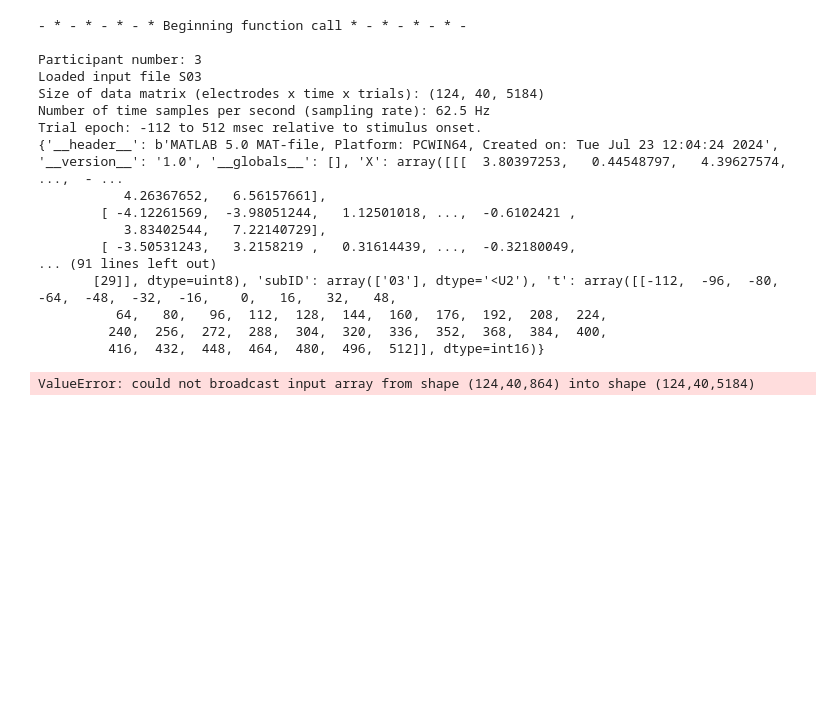
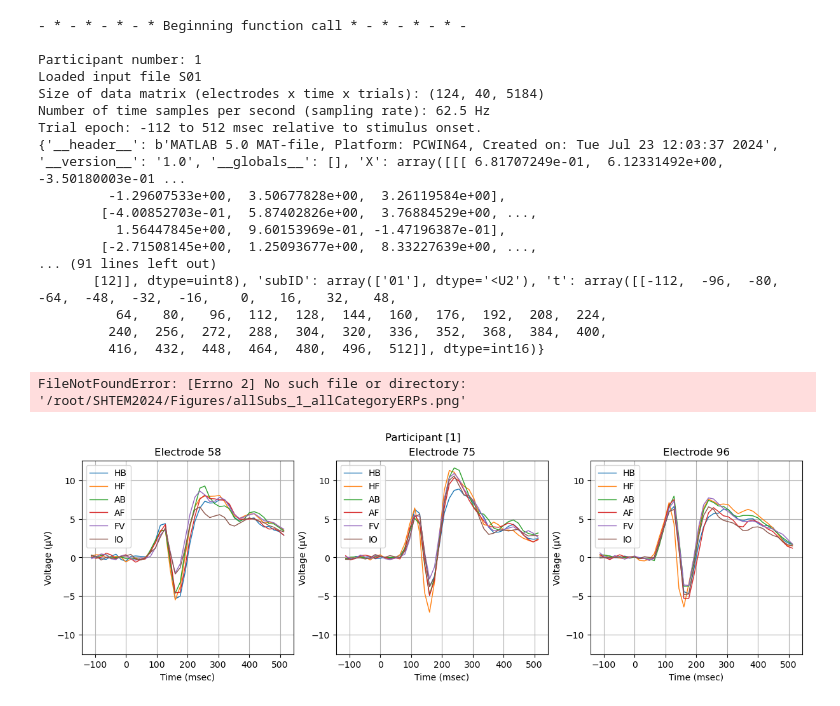
Before and after one commit to nonohuff/SHTEM2024, a Jupyter notebook: eegCode.ipynb, the cells around one changed output. Cells and saved outputs as stored; diff of their text form; code cells hidden in the pictures; blank space fills up the shorter version.

```diff
--- a/eegCode.ipynb
+++ b/eegCode.ipynb
@@ -19,7 +19,7 @@ def CSCEA490_HW_ERP(pNum):
     Returns:
     None: The function saves a number of figures in the Figure directory.
     """
-    global t, XCatMean, rgb10, cStr, labels72
+    global t, XCatMean, rgb10, cStr, labels72, labels6,subID,fs,blCorrectIdx
     "-------------------"
     print("\033[H\033[J")
     print("- * - * - * - * Beginning function call * - * - * - * -\n")
@@ -77,8 +77,9 @@ def CSCEA490_HW_ERP(pNum):
         if 't' not in globals(): # Time axis (do only once)
             t = IN['t'].flatten()
     # Separate the trials by category and compute category means and iterate through the categories and store in 4D matrix
-    XCat = np.zeros((X.shape[0], X.shape[1], X.shape[2], 6))
-    for i in range(1, 7):
+    num_categories = 6
+    XCat = np.zeros((X.shape[0], X.shape[1], int(X.shape[2]/num_categories), num_categories))
+    for i in range(1, 1+num_categories):
         XCat[:, :, :, i-1] = X[:, :, labels6 == i] #[space x time x trial x category]
     # Category-level means (averaged across the trial dimension)
     XCatMean = np.mean(XCat, axis=2) #[space x time x category]
@@ -116,7 +117,7 @@ def CSCEA490_HW_ERP(pNum):
         ax.set_xlabel('Time (msec)')
         ax.set_ylabel('Voltage (μV)')
         ax.legend(loc='best')
-        ax.hold(False)
+        # ax.hold(False)
 
     # Iterate back through the sub-plots and standardize the ylim across plots
     absMaxYl = max(abs(np.array(yl).flatten()))
@@ -245,23 +246,24 @@ def CSCEA490_HW_ERP(pNum):
 
     print('\n- * - * - * - * Function call complete * - * - * - * -')
 # %%
-CSCEA490_HW_ERP(3)
+CSCEA490_HW_ERP(1)
 # %% [output]
 - * - * - * - * Beginning function call * - * - * - * -
 
-Participant number: 3
-Loaded input file S03
+Participant number: 1
+Loaded input file S01
 Size of data matrix (electrodes x time x trials): (124, 40, 5184)
 Number of time samples per second (sampling rate): 62.5 Hz
 Trial epoch: -112 to 512 msec relative to stimulus onset.
-{'__header__': b'MATLAB 5.0 MAT-file, Platform: PCWIN64, Created on: Tue Jul 23 12:04:24 2024', '__version__': '1.0', '__globals__': [], 'X': array([[[  3.80397253,   0.44548797,   4.39627574, ...,  - ...
-           4.26367652,   6.56157661],
-        [ -4.12261569,  -3.98051244,   1.12501018, ...,  -0.6102421 ,
-           3.83402544,   7.22140729],
-        [ -3.50531243,   3.2158219 ,   0.31614439, ...,  -0.32180049,
+{'__header__': b'MATLAB 5.0 MAT-file, Platform: PCWIN64, Created on: Tue Jul 23 12:03:37 2024', '__version__': '1.0', '__globals__': [], 'X': array([[[ 6.81707249e-01,  6.12331492e+00, -3.50180003e-01 ...
+         -1.29607533e+00,  3.50677828e+00,  3.26119584e+00],
+        [-4.00852703e-01,  5.87402826e+00,  3.76884529e+00, ...,
+          1.56447845e+00,  9.60153969e-01, -1.47196387e-01],
+        [-2.71508145e+00,  1.25093677e+00,  8.33227639e+00, ...,
 ... (91 lines left out)
-       [29]], dtype=uint8), 'subID': array(['03'], dtype='<U2'), 't': array([[-112,  -96,  -80,  -64,  -48,  -32,  -16,    0,   16,   32,   48,
+       [12]], dtype=uint8), 'subID': array(['01'], dtype='<U2'), 't': array([[-112,  -96,  -80,  -64,  -48,  -32,  -16,    0,   16,   32,   48,
           64,   80,   96,  112,  128,  144,  160,  176,  192,  208,  224,
          240,  256,  272,  288,  304,  320,  336,  352,  368,  384,  400,
          416,  432,  448,  464,  480,  496,  512]], dtype=int16)}
-ValueError: could not broadcast input array from shape (124,40,864) into shape (124,40,5184)
+FileNotFoundError: [Errno 2] No such file or directory: '/root/SHTEM2024/Figures/allSubs_1_allCategoryERPs.png'
+[figure, added]
```
